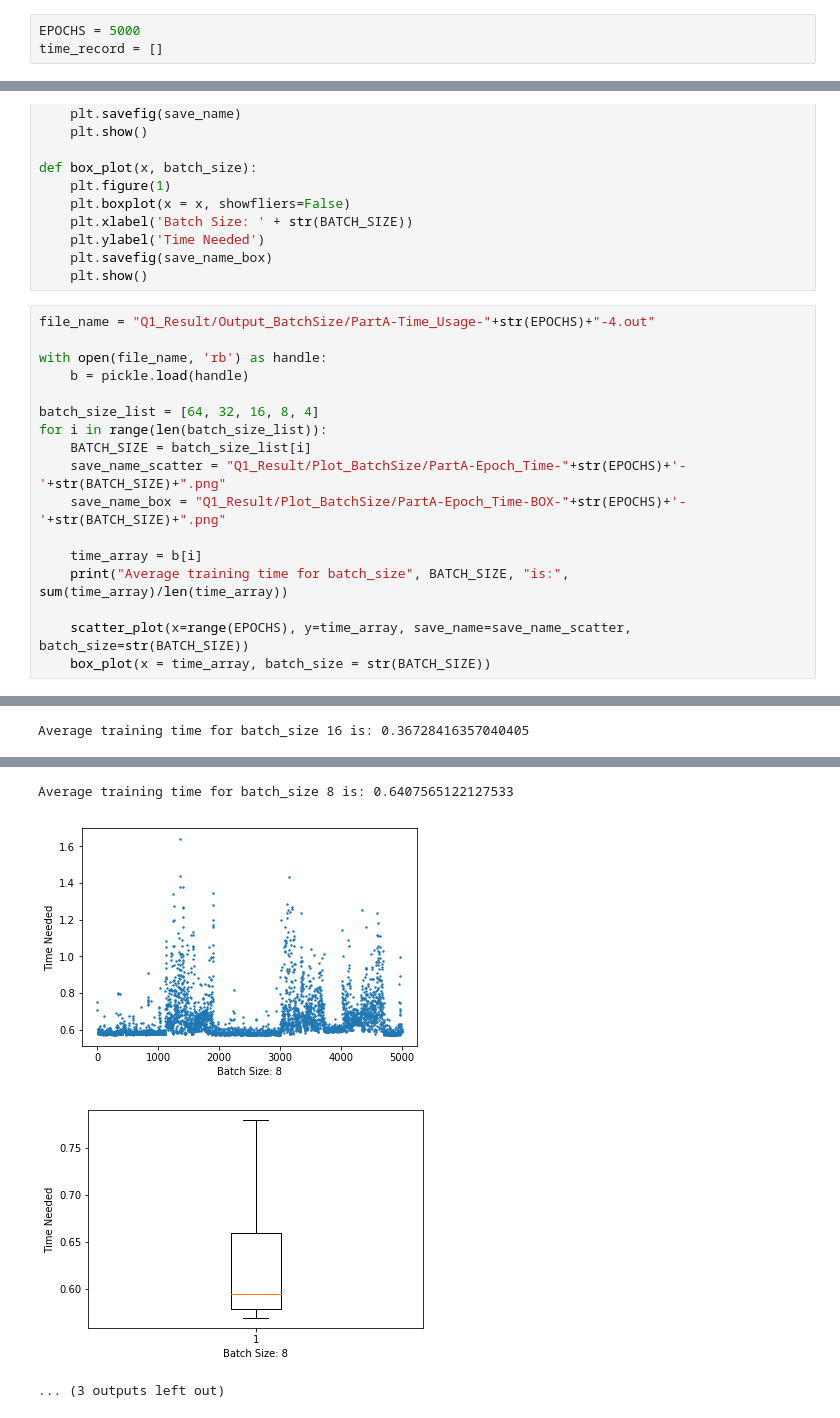
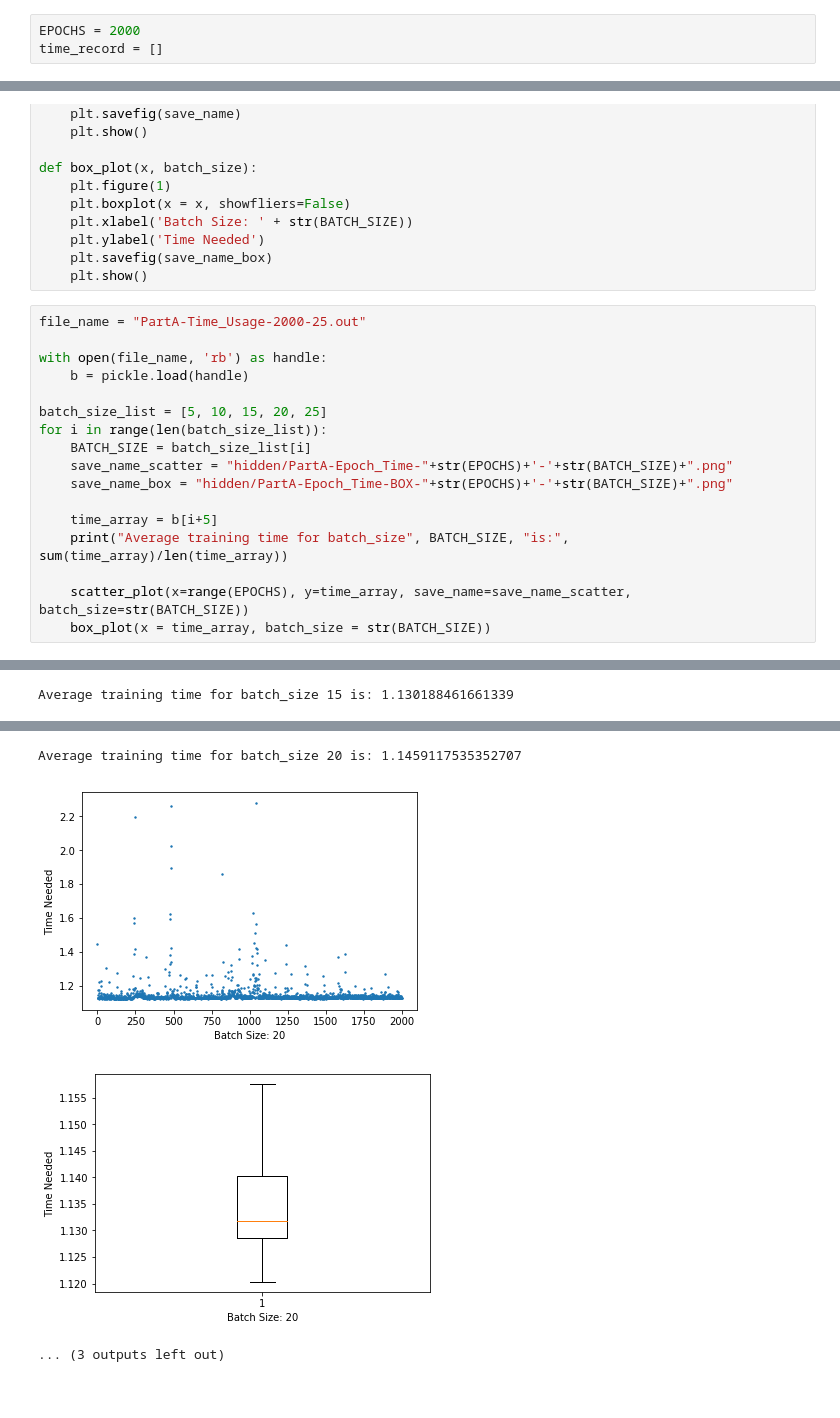
Before and after one commit to lzcaisg/CZ4042, a Jupyter notebook: Draft.ipynb, the cells around one changed output, grey strips where cells are left out. Drawn from its saved outputs; the diff is of its cells as text.

Commit message:
Update Graphs

```diff
--- a/Draft.ipynb
+++ b/Draft.ipynb
@@ -5,7 +5,7 @@ import numpy as np
 import tensorflow as tf
 import pickle
 # %%
-EPOCHS = 5000
+EPOCHS = 2000
 time_record = []
 # %%
 def scatter_plot(x, y, save_name, batch_size):
@@ -24,18 +24,18 @@ def box_plot(x, batch_size):
     plt.savefig(save_name_box)
     plt.show()
 # %%
-file_name = "Q1_Result/Output_BatchSize/PartA-Time_Usage-"+str(EPOCHS)+"-4.out"
+file_name = "PartA-Time_Usage-2000-25.out"
 
 with open(file_name, 'rb') as handle:
     b = pickle.load(handle)
 
-batch_size_list = [64, 32, 16, 8, 4]
+batch_size_list = [5, 10, 15, 20, 25]
 for i in range(len(batch_size_list)):
     BATCH_SIZE = batch_size_list[i]
-    save_name_scatter = "Q1_Result/Plot_BatchSize/PartA-Epoch_Time-"+str(EPOCHS)+'-'+str(BATCH_SIZE)+".png"
-    save_name_box = "Q1_Result/Plot_BatchSize/PartA-Epoch_Time-BOX-"+str(EPOCHS)+'-'+str(BATCH_SIZE)+".png"
+    save_name_scatter = "hidden/PartA-Epoch_Time-"+str(EPOCHS)+'-'+str(BATCH_SIZE)+".png"
+    save_name_box = "hidden/PartA-Epoch_Time-BOX-"+str(EPOCHS)+'-'+str(BATCH_SIZE)+".png"
 
-    time_array = b[i]
+    time_array = b[i+5]
     print("Average training time for batch_size", BATCH_SIZE, "is:", sum(time_array)/len(time_array))
 
     scatter_plot(x=range(EPOCHS), y=time_array, save_name=save_name_scatter, batch_size=str(BATCH_SIZE))
@@ -50 +50 @@ Average training time for batch_size 32 is: 0.19519758477211
-Average training time for batch_size 16 is: 0.36728416357040405
+Average training time for batch_size 15 is: 1.130188461661339
@@ -53,4 +53,4 @@ Average training time for batch_size 16 is: 0.36728416357040405
-Average training time for batch_size 8 is: 0.6407565122127533
+Average training time for batch_size 20 is: 1.1459117535352707
-[figure, old version]
+[figure, new version]
-[figure, old version]
+[figure, new version]
 ... (3 outputs left out)
```
Also changed, not shown: parts of 4 cells of this notebook, 41 other files.
